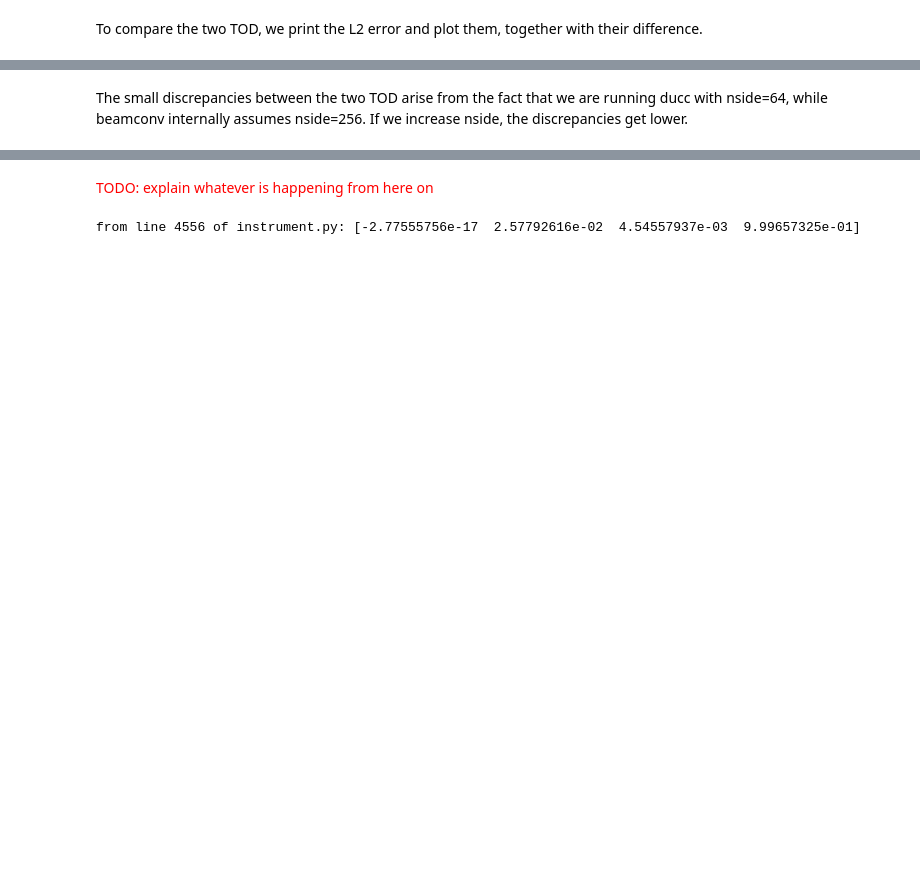
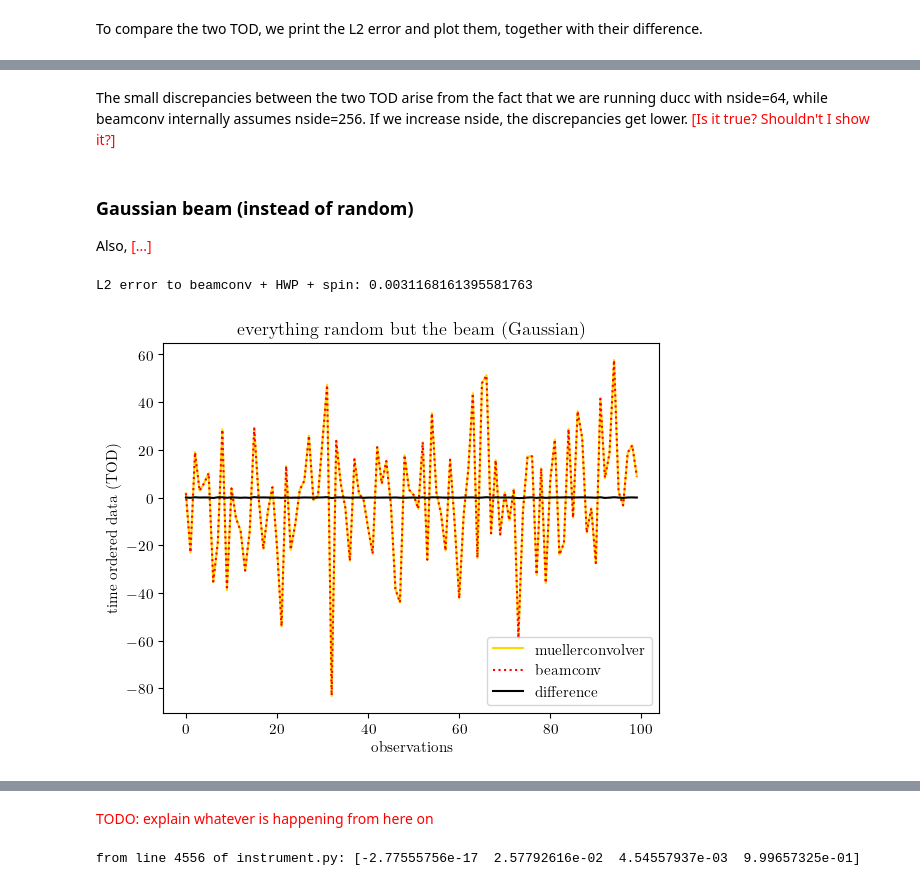
Before and after one commit to martamonelli/CMB-Inflate_WP4, a Jupyter notebook: aaa_comparison.ipynb, the cells around one changed output, grey strips where cells are left out. Cells and saved outputs as stored; diff of their text form; code cells hidden in the pictures; blank space fills up the shorter version.

```diff
--- a/aaa_comparison.ipynb
+++ b/aaa_comparison.ipynb
@@ -201,2 +183,6 @@ plt.show()
 # %% [markdown]
-The small discrepancies between the two TOD arise from the fact that we are running ducc with nside=64, while beamconv internally assumes nside=256. If we increase nside, the discrepancies get lower.
+The small discrepancies between the two TOD arise from the fact that we are running ducc with nside=64, while beamconv internally assumes nside=256. If we increase nside, the discrepancies get lower. <font color="red">[Is it true? Shouldn't I show it?]</font>
+# %% [markdown]
+### Gaussian beam (instead of random)
+
+Also, <font color="red">[...]</font>
@@ -202,0 +236,48 @@ The small discrepancies between the two TOD arise from the fact that we are runn
+# %%
+fwhm_arcmin = 5.
+fwhm_rad = np.radians(fwhm_arcmin/60.)
+
+# completely random beam
+blm_gauss = make_full_random_alm(lmax, kmax, rng)
+
+# ... or use a Gauss beam
+blmtmp = blm_gauss_new(fwhm_rad,lmax,pol=True)
+blm_gauss *= 0
+blm_gauss[0:3, 0:blmtmp.shape[1]] = blmtmp
+# %%
+# get the signal from beamconv
+signal_beamconv_TT = get_beamconv_values(lmax=lmax, kmax=kmax, slm=random_slm, blm=blm_gauss,
+                                         ptg=random_ptg, hwp_angles=random_hwp_angles, mueller=random_mueller,
+                                         mu_con_hwp=True, mu_con_spin=True)
+# %%
+# now do the same thing with MuellerConvolver
+fullconv = mueller_convolver.MuellerConvolver(
+    lmax=lmax,
+    kmax=kmax,
+    slm=random_slm,
+    blm=blm_gauss,
+    mueller=random_mueller,
+    single_precision=False,
+    epsilon=1e-7,
+    nthreads=1,
+)
+signal_muellerconvolver = fullconv.signal(ptg=random_ptg, alpha=random_hwp_angles)
+
+del(fullconv)
+# %%
+# L2 error
+print("L2 error to beamconv + HWP + spin:", ducc0.misc.l2error(signal_beamconv_TT, signal_muellerconvolver))
+# %% [output]
+L2 error to beamconv + HWP + spin: 0.0031168161395581763
+# %%
+# plotting diff
+plt.plot(signal_muellerconvolver, color='gold', label="muellerconvolver")
+plt.plot(signal_beamconv_TT, color='red', linestyle=':', label="beamconv")
+plt.plot(signal_muellerconvolver-signal_beamconv_TT, color='black', label="difference")
+plt.legend(loc='lower right')
+plt.xlabel('observations')
+plt.ylabel('time ordered data (TOD)')
+plt.title('everything random but the beam (Gaussian)')
+plt.show()
+# %% [output]
+[figure, added]
```
Also changed, not shown: parts of 53 cells of this notebook, 3 other files.
